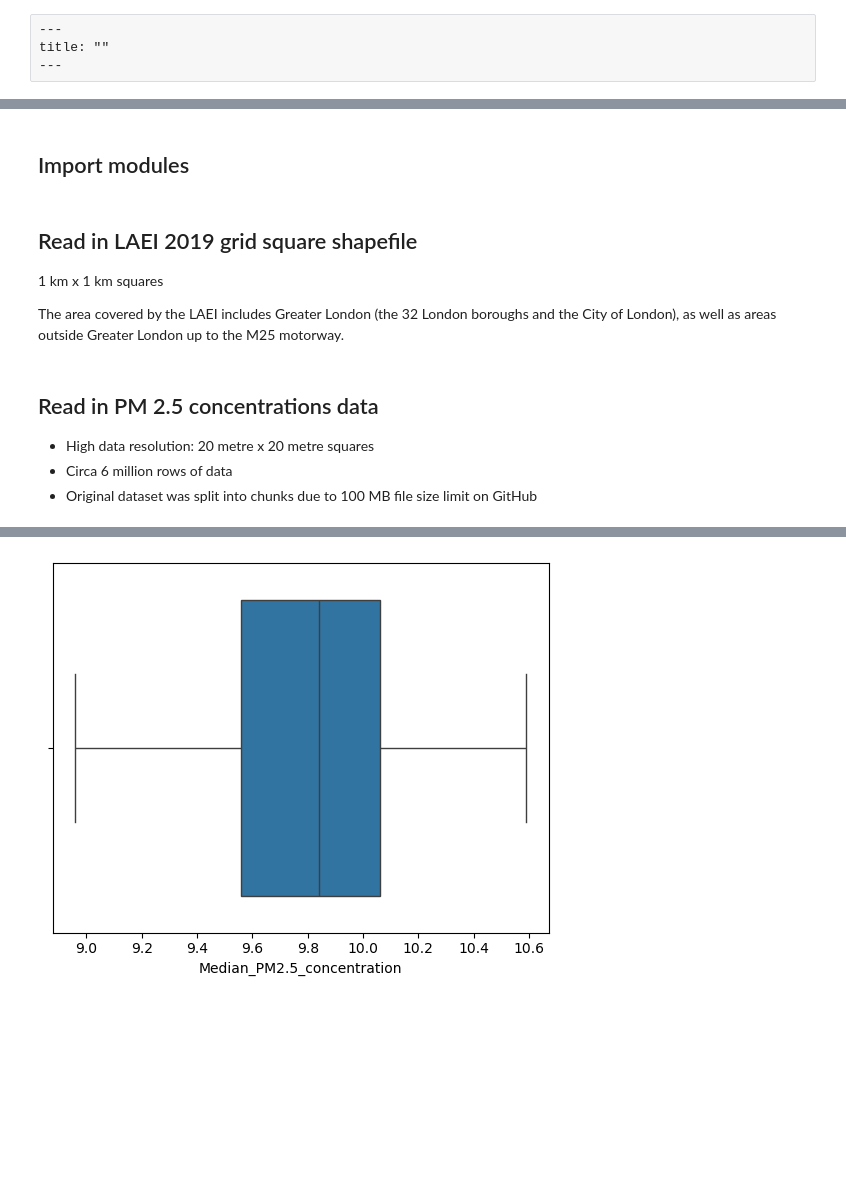
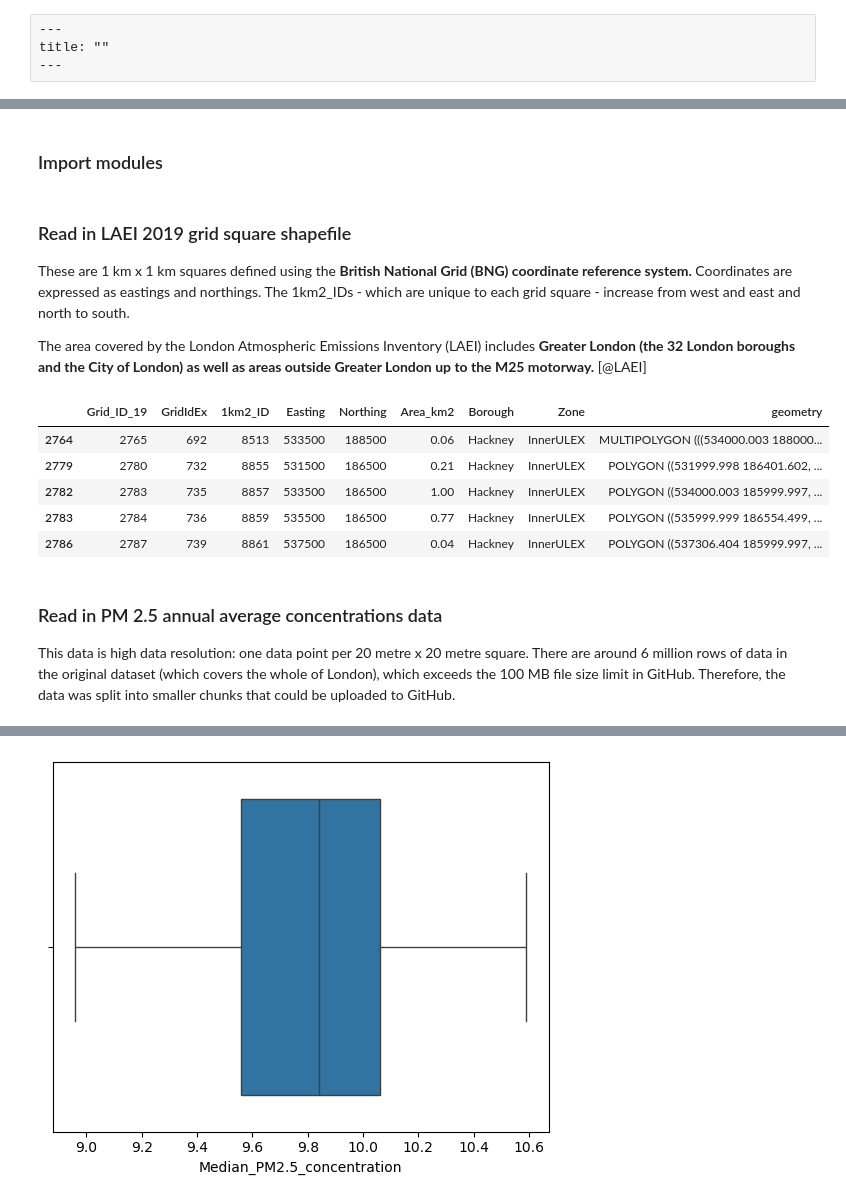
Before and after one commit to andrewsivanesan/London-air-quality, a Jupyter notebook: index.ipynb, the cells around one changed output, grey strips where cells are left out. Saved outputs shown, nothing was run; the diff lists cells and outputs as text; code cells hidden in the pictures; blank space fills up the shorter version.

```diff
--- a/index.ipynb
+++ b/index.ipynb
@@ -90,5 +57,5 @@ This analysis was conducted on a personal laptop with 4 GB of installed RAM and
 # %% [markdown]
-## Import modules
+### Import modules
 # %%
 import pandas as pd
 import geopandas as gpd
@@ -96,22 +63,28 @@ import folium
 import seaborn as sns
 import matplotlib.pyplot as plt
 # %% [markdown]
-## Read in LAEI 2019 grid square shapefile
+### Read in LAEI 2019 grid square shapefile
 
-1 km x 1 km squares
+These are 1 km x 1 km squares defined using the **British National Grid (BNG) coordinate reference system.** Coordinates are expressed as eastings and northings. The 1km2_IDs - which are unique to each grid square - increase from west and east and north to south.
 
-The area covered by the LAEI includes Greater London (the 32 London boroughs and the City of London), as well as areas outside Greater London up to the M25 motorway.
+The area covered by the London Atmospheric Emissions Inventory (LAEI) includes **Greater London (the 32 London boroughs and the City of London) as well as areas outside Greater London up to the M25 motorway.** [@LAEI]
 # %%
 fname_grid = "LAEI2019_grid.shp"
 # %%
 grid = gpd.read_file(fname_grid)
 grid = grid[grid["Borough"].isin(["Tower Hamlets", "Hackney"])]
+grid.head()
+# %% [output]
+|  | Grid_ID_19 | GridIdEx | 1km2_ID | Easting | Northing | Area_km2 | Borough | Zone | geometry |
+| 2764 | 2765 | 692 | 8513 | 533500 | 188500 | 0.06 | Hackney | InnerULEX | MULTIPOLYGON (((534000.003 188000... |
+| 2779 | 2780 | 732 | 8855 | 531500 | 186500 | 0.21 | Hackney | InnerULEX | POLYGON ((531999.998 186401.602, ... |
+| 2782 | 2783 | 735 | 8857 | 533500 | 186500 | 1.00 | Hackney | InnerULEX | POLYGON ((534000.003 185999.997, ... |
+| 2783 | 2784 | 736 | 8859 | 535500 | 186500 | 0.77 | Hackney | InnerULEX | POLYGON ((535999.999 186554.499, ... |
+| 2786 | 2787 | 739 | 8861 | 537500 | 186500 | 0.04 | Hackney | InnerULEX | POLYGON ((537306.404 185999.997, ... |
 # %% [markdown]
-## Read in PM 2.5 concentrations data
+### Read in PM 2.5 annual average concentrations data
 
-* High data resolution: 20 metre x 20 metre squares
-* Circa 6 million rows of data
-* Original dataset was split into chunks due to 100 MB file size limit on GitHub
+This data is high data resolution: one data point per 20 metre x 20 metre square. There are around 6 million rows of data in the original dataset (which covers the whole of London), which exceeds the 100 MB file size limit in GitHub. Therefore, the data was split into smaller chunks that could be uploaded to GitHub.
 # %%
 chunks = range(1, 12)
 
```
Also changed, not shown: parts of 17 cells of this notebook, 21 other files.
